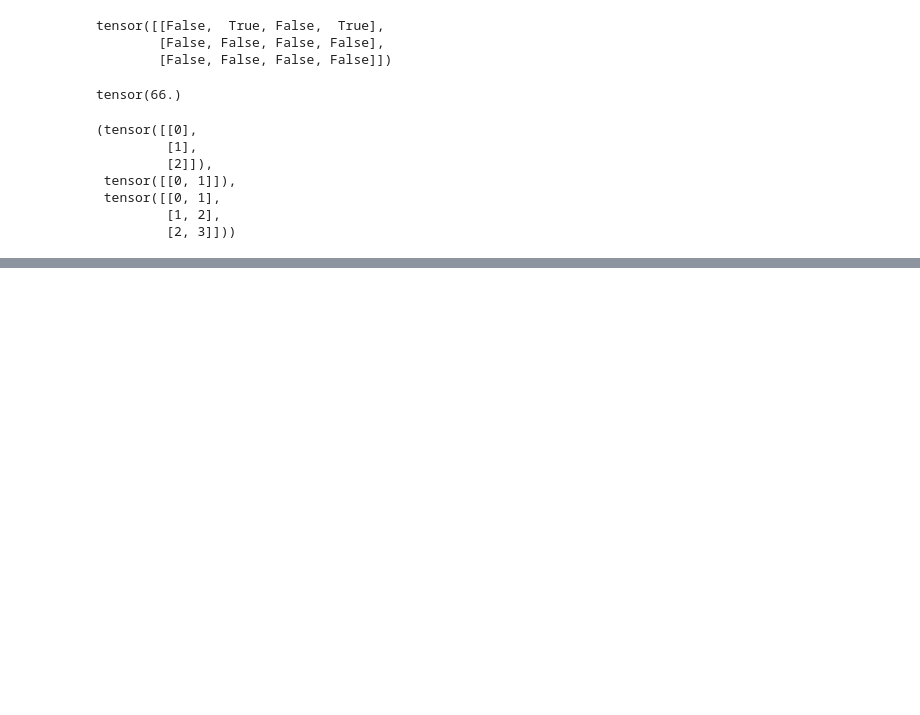
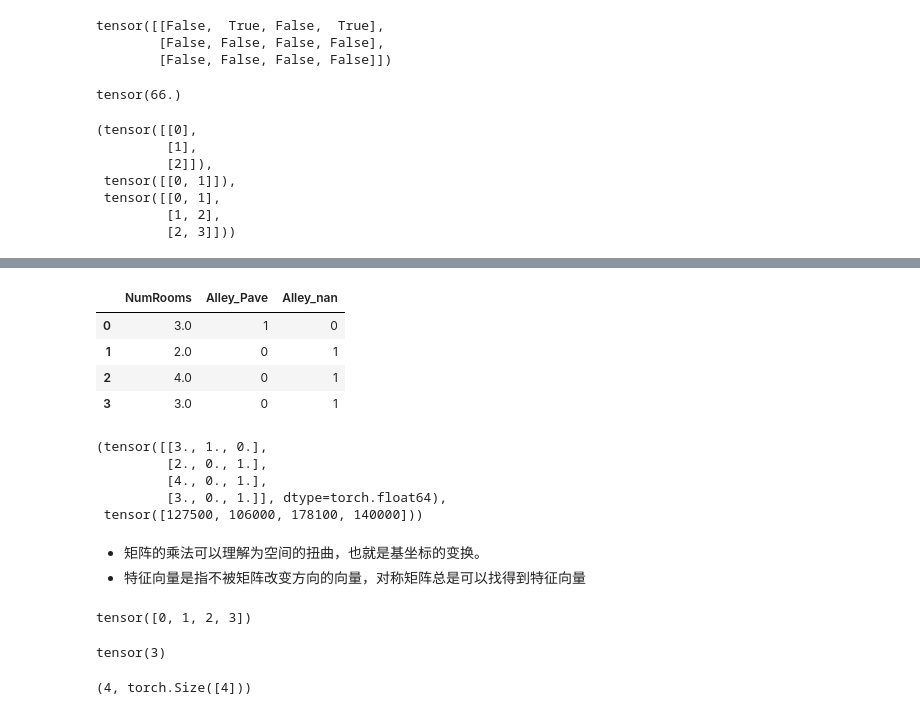
Before and after one commit to ehco233/Deep-learning-, a Jupyter notebook: 01_data preprocessing.ipynb, the cells around one changed output, grey strips where cells are left out. Saved outputs shown, nothing was run; the diff lists cells and outputs as text; code cells hidden in the pictures; blank space fills up the shorter version.

```diff
--- a/01_data preprocessing.ipynb
+++ b/01_data preprocessing.ipynb
@@ -114,0 +186,5 @@ a, b, a+b
+# %%
+inputs, outputs = data.iloc[:, 0:2], data.iloc[:, 2]
+inputs = inputs.fillna(inputs.mean(numeric_only=True))
+
+inputs
@@ -114,0 +197,37 @@ a, b, a+b
+# %%
+# 将非数值型数据转化为 one-hot 编码
+# pandas 生成默认为bool类型，即 true false, 需要增加 dtype
+inputs = pd.get_dummies(inputs, dummy_na=True, dtype=int)
+inputs
+# %% [output]
+|  | NumRooms | Alley_Pave | Alley_nan |
+| 0 | 3.0 | 1 | 0 |
+| 1 | 2.0 | 0 | 1 |
+| 2 | 4.0 | 0 | 1 |
+| 3 | 3.0 | 0 | 1 |
+# %%
+# torch 默认 64 位浮点数
+x, y = torch.tensor(inputs.values), torch.tensor(outputs.values)
+x, y
+# %% [output]
+(tensor([[3., 1., 0.],
+         [2., 0., 1.],
+         [4., 0., 1.],
+         [3., 0., 1.]], dtype=torch.float64),
+ tensor([127500, 106000, 178100, 140000]))
+# %% [markdown]
+- 矩阵的乘法可以理解为空间的扭曲，也就是基坐标的变换。
+- 特征向量是指不被矩阵改变方向的向量，对称矩阵总是可以找得到特征向量
+# %%
+x = torch.arange(4)
+x
+# %% [output]
+tensor([0, 1, 2, 3])
+# %%
+x[3]
+# %% [output]
+tensor(3)
+# %%
+len(x), x.shape
+# %% [output]
+(4, torch.Size([4]))
```
Also changed, not shown: parts of 47 cells of this notebook, 2 other files.
